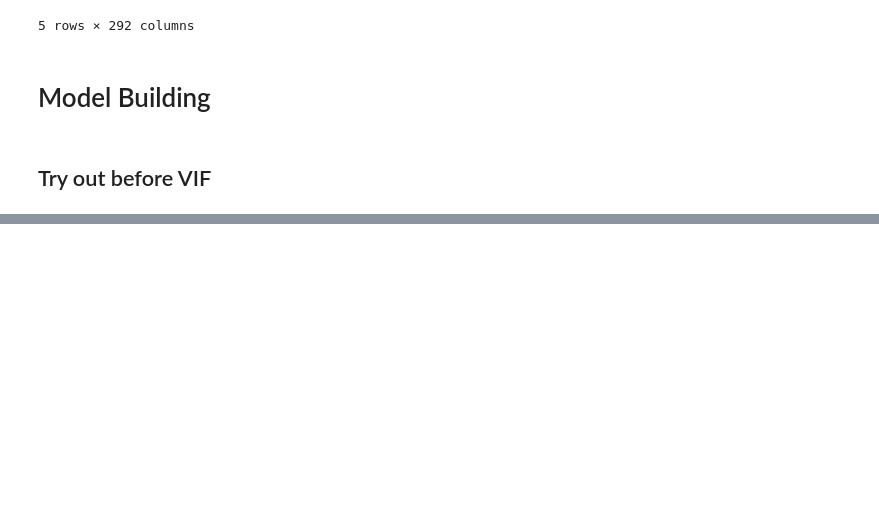
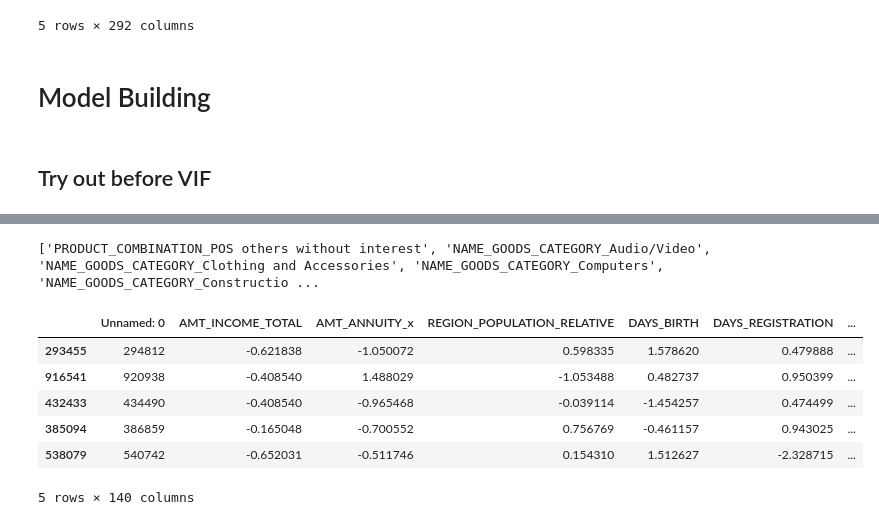
Before and after one commit to hiteshhhh007/Financial-Risk-Assessment, a Jupyter notebook: Model-Testing.ipynb, the cells around one changed output, grey strips where cells are left out. Saved outputs shown, nothing was run; the diff lists cells and outputs as text; code cells hidden in the pictures; blank space fills up the shorter version.

```diff
--- a/Model-Testing.ipynb
+++ b/Model-Testing.ipynb
@@ -114,3 +128,29 @@ X_test.head()
 # Model Building
 # %% [markdown]
 ## Try out before VIF
+# %%
+models = {
+    "Decision Tree": DecisionTreeClassifier(),
+    "Random Forest": RandomForestClassifier(n_estimators=100),
+    "Gradient Boosting Machine": GradientBoostingClassifier(n_estimators=100),
+    "Support Vector Machine": SVC(),
+    "Naive Bayes": GaussianNB(),
+    "AdaBoost": AdaBoostClassifier(n_estimators=100),
+    "XGBoost": XGBClassifier(n_estimators=100),
+}
+
+
+results = {}
+
+
+for name, model in models.items():
+    model.fit(X_train, y_train)
+    y_pred = model.predict(X_test)
+    accuracy = accuracy_score(y_test, y_pred)
+    results[name] = accuracy
+    print(f"{name} Accuracy: {accuracy}")
+
+
+print("\nSummary of Model Accuracies:")
+for name, accuracy in results.items():
+    print(f"{name}: {accuracy}")
@@ -116,0 +176,9 @@ X_test.head()
+# %%
+# Check for the VIF values of the feature variables.
+# Create a dataframe that will contain the names of all the feature variables and their respective VIFs
+vif = pd.DataFrame()
+vif['Features'] = X_train.columns
+vif['VIF'] = [variance_inflation_factor(X_train.values, i) for i in range(X_train.shape[1])]
+vif['VIF'] = round(vif['VIF'], 2)
+vif = vif.sort_values(by = "VIF", ascending = False)
+vif.tail()
@@ -116,0 +192,17 @@ X_test.head()
+# %%
+features_to_remove = vif.loc[vif['VIF'] >= 4.99,'Features'].values
+features_to_remove = list(features_to_remove)
+print(features_to_remove)
+# %% [output]
+['PRODUCT_COMBINATION_POS others without interest', 'NAME_GOODS_CATEGORY_Audio/Video', 'NAME_GOODS_CATEGORY_Clothing and Accessories', 'NAME_GOODS_CATEGORY_Computers', 'NAME_GOODS_CATEGORY_Constructio ...
+# %%
+X_train = X_train.drop(columns=features_to_remove, axis = 1)
+X_train.head()
+# %% [output]
+|  | Unnamed: 0 | AMT_INCOME_TOTAL | AMT_ANNUITY_x | REGION_POPULATION_RELATIVE | DAYS_BIRTH | DAYS_REGISTRATION | ... |
+| 293455 | 294812 | -0.621838 | -1.050072 | 0.598335 | 1.578620 | 0.479888 | ... |
+| 916541 | 920938 | -0.408540 | 1.488029 | -1.053488 | 0.482737 | 0.950399 | ... |
+| 432433 | 434490 | -0.408540 | -0.965468 | -0.039114 | -1.454257 | 0.474499 | ... |
+| 385094 | 386859 | -0.165048 | -0.700552 | 0.756769 | -0.461157 | 0.943025 | ... |
+| 538079 | 540742 | -0.652031 | -0.511746 | 0.154310 | 1.512627 | -2.328715 | ... |
+5 rows × 140 columns
```
Also changed, not shown: parts of 16 cells of this notebook.
